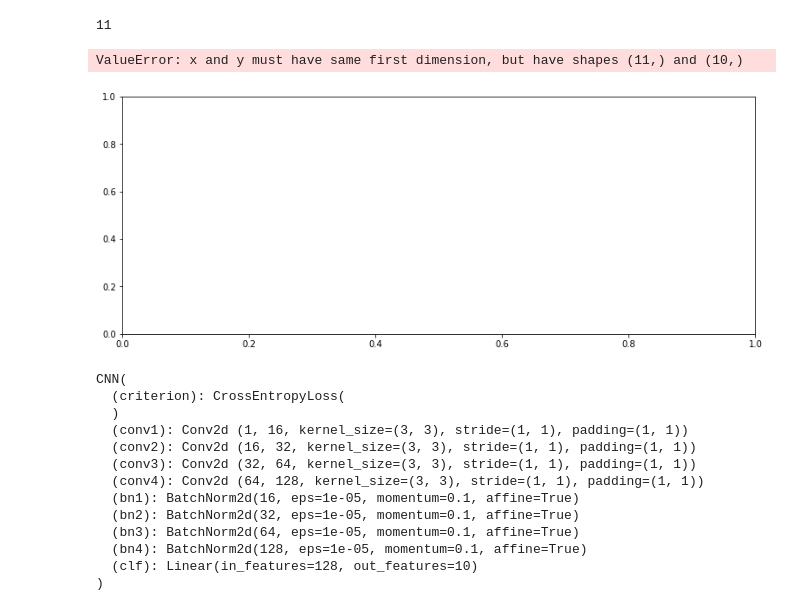
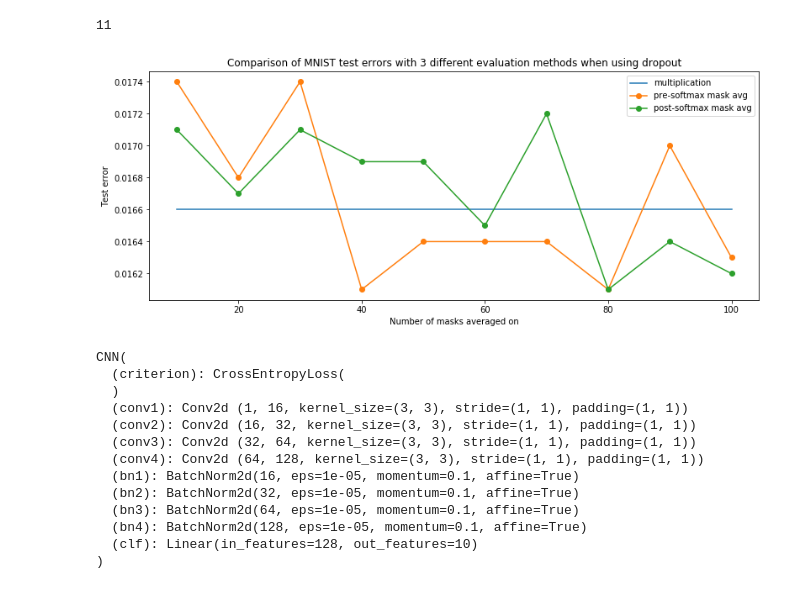
Before and after one commit to afcarl/IFT6135H18, a Jupyter notebook: assignment2/pb1.ipynb, the cells around one changed output. Drawn from its saved outputs; the diff is of its cells as text; code cells hidden in the pictures.

```diff
--- a/assignment2/pb1.ipynb
+++ b/assignment2/pb1.ipynb
@@ -307,18 +307,17 @@ len(error_mode2_N)
 error_mode3_N = [error_accuracy(net_drop, testloader, evaluating_with_dropout=True, mode=3, N=N)[1] for N in N_values]
 # %%
 plt.rcParams['figure.figsize'] = (13, 5)
-plt.plot(N_values, 10 * [error_mode_1], label='multiplication')
-plt.plot(N_values, error_mode2_N, '-o', label='pre-softmax mask avg')
-plt.plot(N_values, error_mode3_N, '-o', label='post-softmax mask avg')
+plt.plot(N_values[:10], 10 * [error_mode_1], label='multiplication')
+plt.plot(N_values[:10], error_mode2_N[:10], '-o', label='pre-softmax mask avg')
+plt.plot(N_values[:10], error_mode3_N[:10], '-o', label='post-softmax mask avg')
 plt.legend()
 plt.xlabel('Number of masks averaged on')
 plt.ylabel('Test error')
 plt.title('Comparison of MNIST test errors with 3 different evaluation methods when using dropout')
 plt.savefig('dropout_bis.png')
 plt.show()
 # %% [output]
-ValueError: x and y must have same first dimension, but have shapes (11,) and (10,)
-[figure, old version]
+[figure, new version]
 # %%
 class CNN(nn.Module):
     """Convnet Classifier"""
```
Also changed, not shown: 1 other file.
